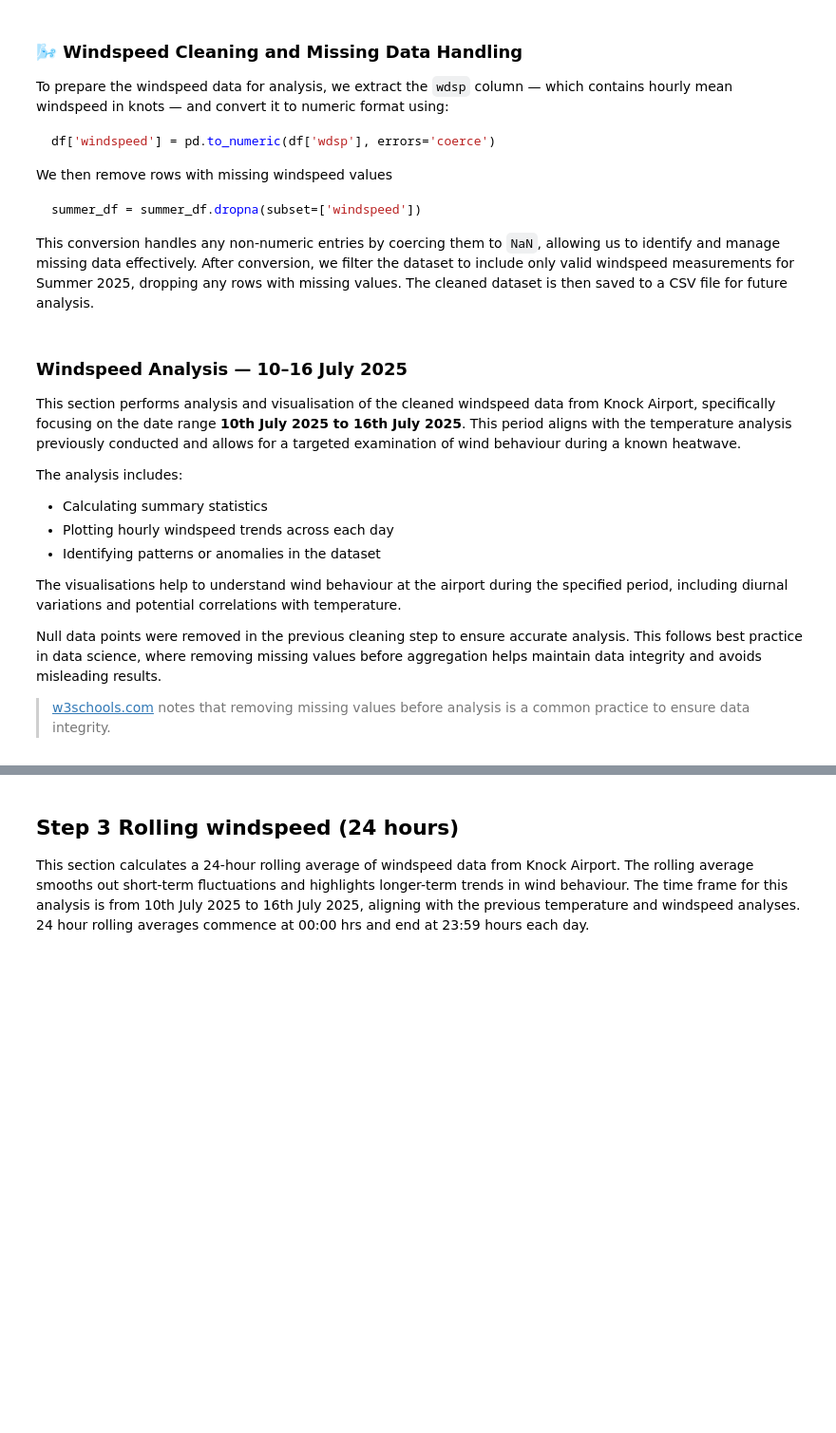
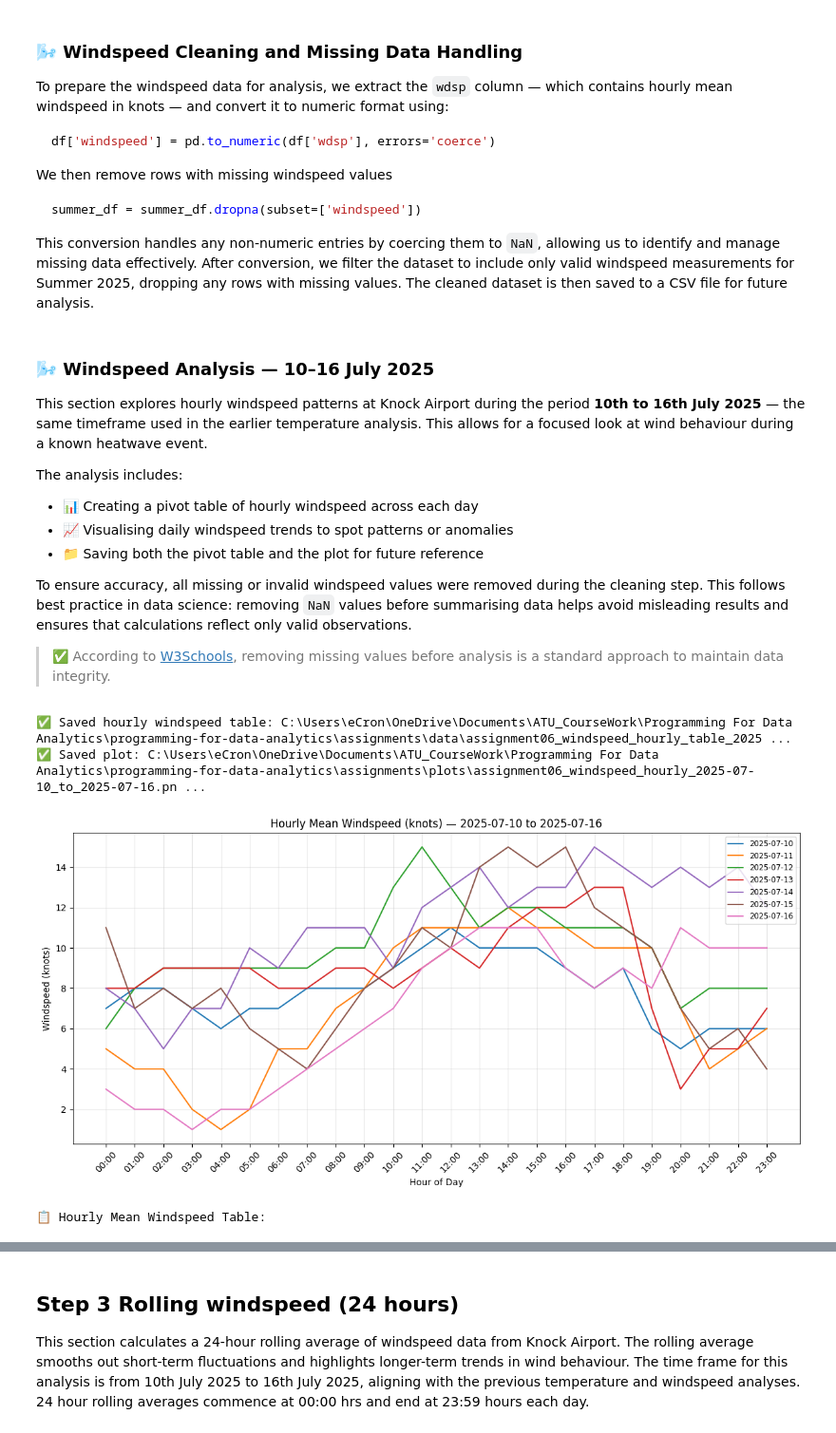
Before and after one commit to ECronin1973/programming-for-data-analytics, a Jupyter notebook: assignments/assignment06-weather.ipynb, the cells around one changed output, grey strips where cells are left out. Shown at 95% size. Cells and saved outputs as stored; diff of their text form; code cells hidden in the pictures; blank space fills up the shorter version.

Commit message:
Refactored final sections of Assignment 06; re-ran all cells and standardised output filenames with assignment06_ prefix for clarity and consistency.

````diff
--- a/assignments/assignment06-weather.ipynb
+++ b/assignments/assignment06-weather.ipynb
@@ -1107,65 +1105,90 @@ summer_df = summer_df.dropna(subset=['windspeed'])
 ```
 This conversion handles any non-numeric entries by coercing them to `NaN`, allowing us to identify and manage missing data effectively. After conversion, we filter the dataset to include only valid windspeed measurements for Summer 2025, dropping any rows with missing values. The cleaned dataset is then saved to a CSV file for future analysis.
 # %% [markdown]
-### Windspeed Analysis — 10–16 July 2025
+### 🌬️ Windspeed Analysis — 10–16 July 2025
 
-This section performs analysis and visualisation of the cleaned windspeed data from Knock Airport, specifically focusing on the date range **10th July 2025 to 16th July 2025**. This period aligns with the temperature analysis previously conducted and allows for a targeted examination of wind behaviour during a known heatwave.
+This section explores hourly windspeed patterns at Knock Airport during the period **10th to 16th July 2025** — the same timeframe used in the earlier temperature analysis. This allows for a focused look at wind behaviour during a known heatwave event.
 
 The analysis includes:
-- Calculating summary statistics
-- Plotting hourly windspeed trends across each day
-- Identifying patterns or anomalies in the dataset
+- 📊 Creating a pivot table of hourly windspeed across each day
+- 📈 Visualising daily windspeed trends to spot patterns or anomalies
+- 📁 Saving both the pivot table and the plot for future reference
 
-The visualisations help to understand wind behaviour at the airport during the specified period, including diurnal variations and potential correlations with temperature.
+To ensure accuracy, all missing or invalid windspeed values were removed during the cleaning step. This follows best practice in data science: removing `NaN` values before summarising data helps avoid misleading results and ensures that calculations reflect only valid observations.
 
-Null data points were removed in the previous cleaning step to ensure accurate analysis. This follows best practice in data science, where removing missing values before aggregation helps maintain data integrity and avoids misleading results.
-
-> [w3schools.com](https://w3schools.com/pandas/pandas_handling_missing_data.asp) notes that removing missing values before analysis is a common practice to ensure data integrity.
+> ✅ According to [W3Schools](https://www.w3schools.com/pandas/pandas_handling_missing_data.asp), removing missing values before analysis is a standard approach to maintain data integrity.
 # %%
-# 📥 Load cleaned windspeed data for Summer 2025
-file_path = os.path.join("..", "data", "windspeed_cleaned_summer_2025.csv")
-df = pd.read_csv(file_path)
+# 🌬️ Hourly Windspeed Trends for Custom Date Range
 
-# 🧼 Ensure datetime column is parsed
+# ✅ Load cleaned windspeed data
+data_fp = Path("data") / "assignment06_windspeed_cleaned_summer_2025.csv"
+if not data_fp.exists():
+    raise FileNotFoundError(f"❌ Windspeed data file not found at: {data_fp.resolve()}")
+
+df = pd.read_csv(data_fp)
+df.columns = df.columns.str.strip()
+
+# ✅ Ensure datetime column is parsed
 if 'datetime' not in df.columns or not pd.api.types.is_datetime64_any_dtype(df['datetime']):
     df['datetime'] = pd.to_datetime(df['datetime'], errors='coerce')
 
-# 📆 Filter using custom_start and custom_end
-focus_df = df[(df['datetime'] >= custom_start) & (df['datetime'] <= custom_end)].copy()
+# ✅ Resolve custom_start and custom_end using helper
+if 'custom_start' not in globals() or 'custom_end' not in globals():
+    raise RuntimeError("❌ custom_start and custom_end must be defined.")
+
+start_ts, end_ts = get_custom_range(custom_start, custom_end)
+if start_ts is None or end_ts is None:
+    print("⚠️ Invalid custom date range — using fallback range.")
+    start_ts = pd.Timestamp("2025-07-10")
+    end_ts = pd.Timestamp("2025-07-16 23:59")
+
+# 📆 Filter data for selected range
+focus_df = df[(df['datetime'] >= start_ts) & (df['datetime'] <= end_ts)].copy()
+focus_df = focus_df.dropna(subset=['windspeed'])
 
 # 🗓️ Extract date and hour for grouping
 focus_df['date'] = focus_df['datetime'].dt.date
 focus_df['hour'] = focus_df['datetime'].dt.strftime('%H:%M')
 
 # 📊 Create pivot table: hourly windspeed across selected dates
 pivot = focus_df.pivot_table(index='hour', columns='date', values='windspeed', aggfunc='mean')
 
-# 💾 Save pivot table as CSV
-pivot_table_fp = os.path.join("..", "data", f"windspeed_hourly_table_{custom_start.date()}_to_{custom_end.date()}.csv")
-pivot.to_csv(pivot_table_fp)
-print(f"Saved hourly windspeed table: {pivot_table_fp}")
+# 💾 Save pivot table
+out_dir = Path("data")
+out_dir.mkdir(parents=True, exist_ok=True)
+pivot_fp = out_dir / f"assignment06_windspeed_hourly_table_{start_ts.date()}_to_{end_ts.date()}.csv"
+pivot.to_csv(pivot_fp)
+print(f"✅ Saved hourly windspeed table: {pivot_fp.resolve()}")
 
 # 📈 Plot hourly windspeed trends
 plt.figure(figsize=(12, 6))
 for date in pivot.columns:
     plt.plot(pivot.index, pivot[date], label=str(date))
 
-plt.title(f"Hourly Mean Windspeed (knots) — {custom_start.date()} to {custom_end.date()}")
+plt.title(f"Hourly Mean Windspeed (knots) — {start_ts.date()} to {end_ts.date()}")
 plt.xlabel("Hour of Day")
 plt.ylabel("Windspeed (knots)")
 plt.grid(True, alpha=0.3)
 plt.legend(loc='upper right', fontsize='small')
 plt.xticks(rotation=45)
 plt.tight_layout()
 
 # 💾 Save plot
-plots_dir = os.path.join("..", "plots")
-os.makedirs(plots_dir, exist_ok=True)
-plot_fp = os.path.join(plots_dir, f"windspeed_hourly_{custom_start.date()}_to_{custom_end.date()}.png")
+plots_dir = Path("plots")
+plots_dir.mkdir(parents=True, exist_ok=True)
+plot_fp = plots_dir / f"assignment06_windspeed_hourly_{start_ts.date()}_to_{end_ts.date()}.png"
 plt.savefig(plot_fp, dpi=150)
-print(f"Saved plot: {plot_fp}")
+print(f"✅ Saved plot: {plot_fp.resolve()}")
 plt.show()
 
-# 📋 Output the windspeed pivot table
-print("\nHourly Mean Windspeed Table:")
-display(pivot)
+# 📋 Display pivot table
+print("\n📋 Hourly Mean Windspeed Table:")
+try:
+    display(pivot)
+except Exception:
+    print(pivot.to_string(index=True))
+# %% [output]
+✅ Saved hourly windspeed table: C:\Users\eCron\OneDrive\Documents\ATU_CourseWork\Programming For Data Analytics\programming-for-data-analytics\assignments\data\assignment06_windspeed_hourly_table_2025 ...
+✅ Saved plot: C:\Users\eCron\OneDrive\Documents\ATU_CourseWork\Programming For Data Analytics\programming-for-data-analytics\assignments\plots\assignment06_windspeed_hourly_2025-07-10_to_2025-07-16.pn ...
+[figure, added]
+📋 Hourly Mean Windspeed Table:
````
Also changed, not shown: parts of 7 cells of this notebook, 13 other files.
